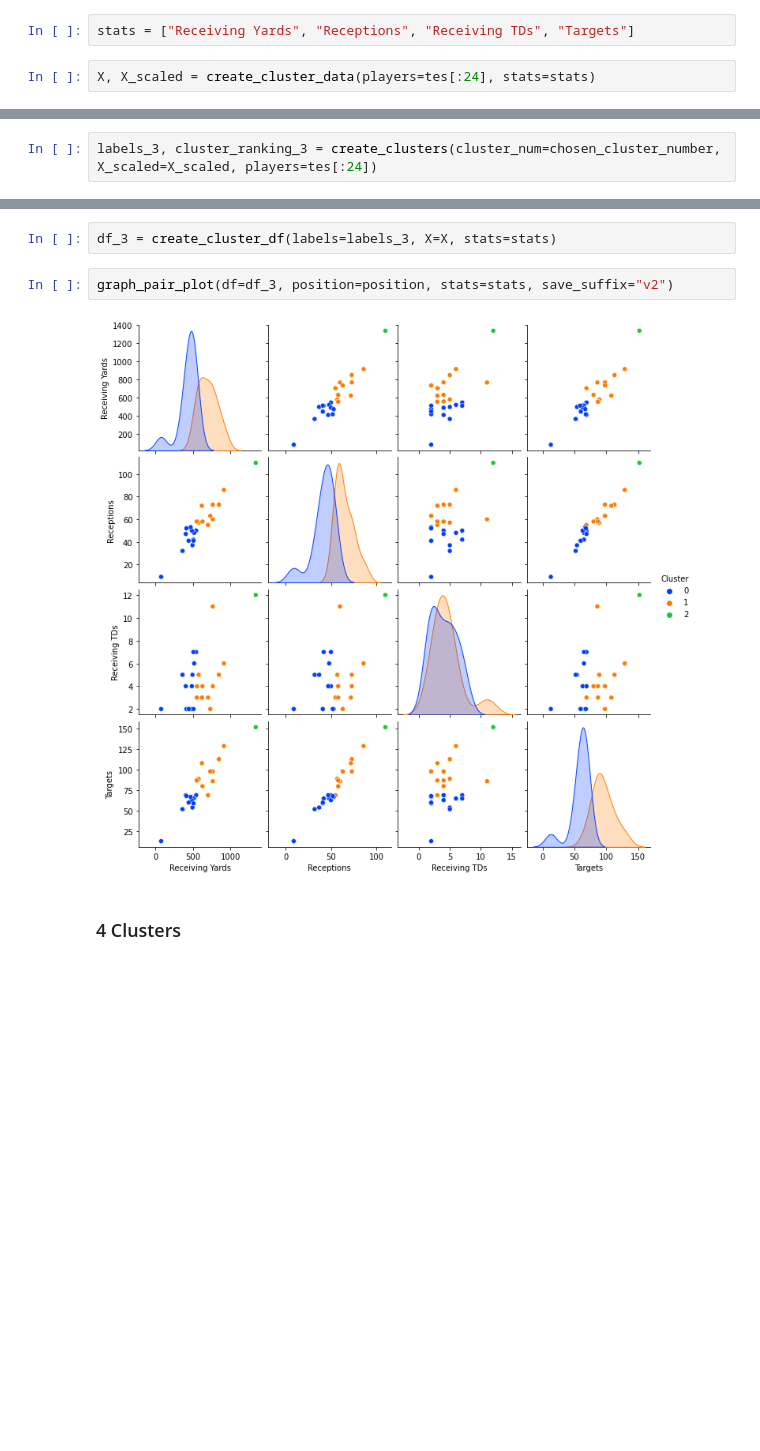
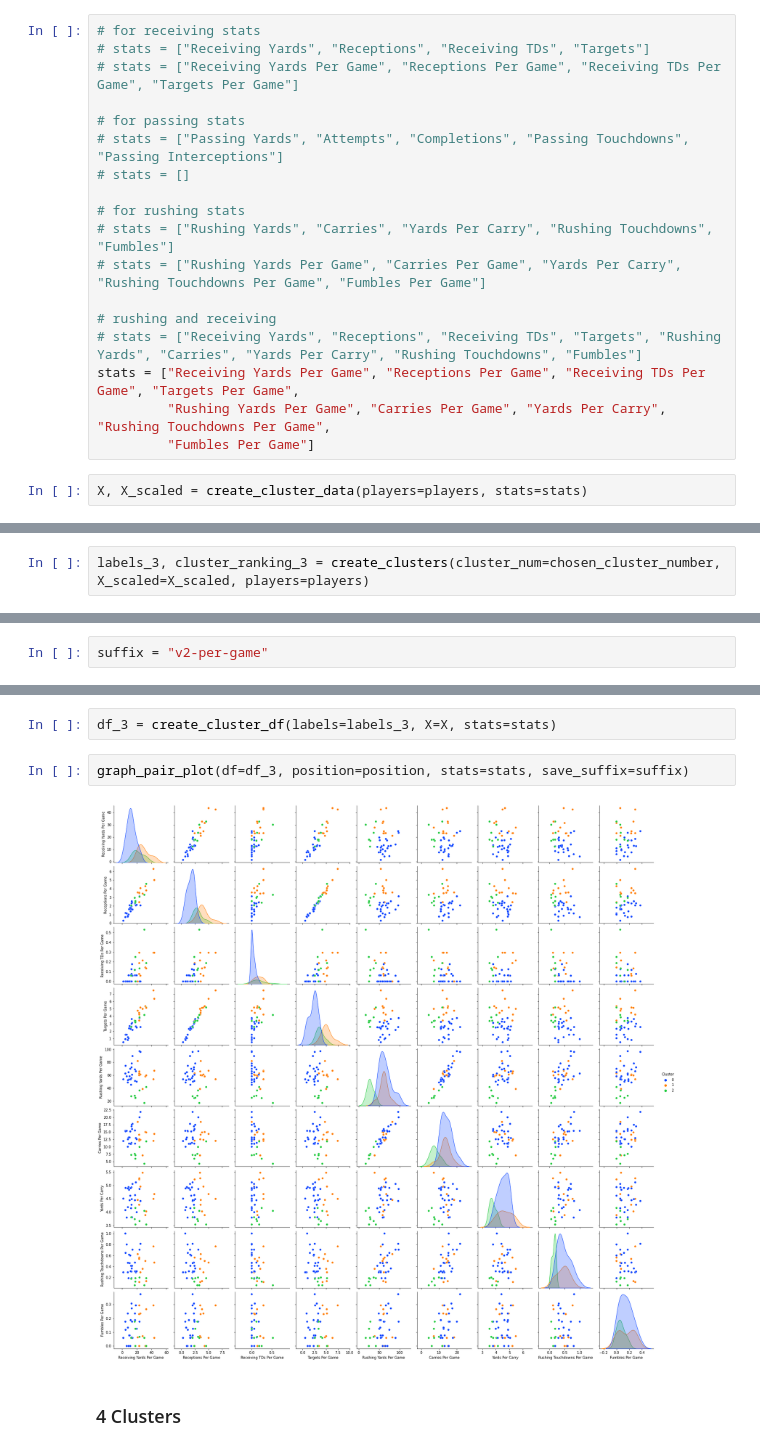
Before and after one commit to Alex-Bishka/Fantasy, a Jupyter notebook: Analysis/Clustering (Totals).ipynb, the cells around one changed output, grey strips where cells are left out. Saved outputs shown, nothing was run; the diff lists cells and outputs as text; blank space fills up the shorter version.

```diff
--- a/Analysis/Clustering (Totals).ipynb
+++ b/Analysis/Clustering (Totals).ipynb
@@ -34,9 +52,25 @@ position
 # %% [markdown]
 ## Generating X
 # %%
-stats = ["Receiving Yards", "Receptions", "Receiving TDs", "Targets"]
+# for receiving stats
+# stats = ["Receiving Yards", "Receptions", "Receiving TDs", "Targets"]
+# stats = ["Receiving Yards Per Game", "Receptions Per Game", "Receiving TDs Per Game", "Targets Per Game"]
+
+# for passing stats
+# stats = ["Passing Yards", "Attempts", "Completions", "Passing Touchdowns", "Passing Interceptions"]
+# stats = []
+
+# for rushing stats
+# stats = ["Rushing Yards", "Carries", "Yards Per Carry", "Rushing Touchdowns", "Fumbles"]
+# stats = ["Rushing Yards Per Game", "Carries Per Game", "Yards Per Carry", "Rushing Touchdowns Per Game", "Fumbles Per Game"]
+
+# rushing and receiving
+# stats = ["Receiving Yards", "Receptions", "Receiving TDs", "Targets", "Rushing Yards", "Carries", "Yards Per Carry", "Rushing Touchdowns", "Fumbles"]
+stats = ["Receiving Yards Per Game", "Receptions Per Game", "Receiving TDs Per Game", "Targets Per Game",
+         "Rushing Yards Per Game", "Carries Per Game", "Yards Per Carry", "Rushing Touchdowns Per Game",
+         "Fumbles Per Game"]
 # %%
-X, X_scaled = create_cluster_data(players=tes[:24], stats=stats)
+X, X_scaled = create_cluster_data(players=players, stats=stats)
 # %%
 X_scaled
 # %% [output]
@@ -71,7 +105,7 @@ KMeans(algorithm='elkan', n_clusters=10)
 # %%
 chosen_cluster_number = 3
 # %%
-labels_3, cluster_ranking_3 = create_clusters(cluster_num=chosen_cluster_number, X_scaled=X_scaled, players=tes[:24])
+labels_3, cluster_ranking_3 = create_clusters(cluster_num=chosen_cluster_number, X_scaled=X_scaled, players=players)
 # %%
 labels_3
 # %% [output]
@@ -224,13 +258,15 @@ cluster_ranking_7
 # %% [markdown]
 # Graphing Clusters
+# %%
+suffix = "v2-per-game"
 # %% [markdown]
 ### 3 Clusters
 # %%
 df_3 = create_cluster_df(labels=labels_3, X=X, stats=stats)
 # %%
-graph_pair_plot(df=df_3, position=position, stats=stats, save_suffix="v2")
+graph_pair_plot(df=df_3, position=position, stats=stats, save_suffix=suffix)
 # %% [output]
-[figure, old version]
+[figure, new version]
 # %% [markdown]
 ### 4 Clusters
 # %%
```
Also changed, not shown: parts of 30 cells of this notebook, 4 other files.
